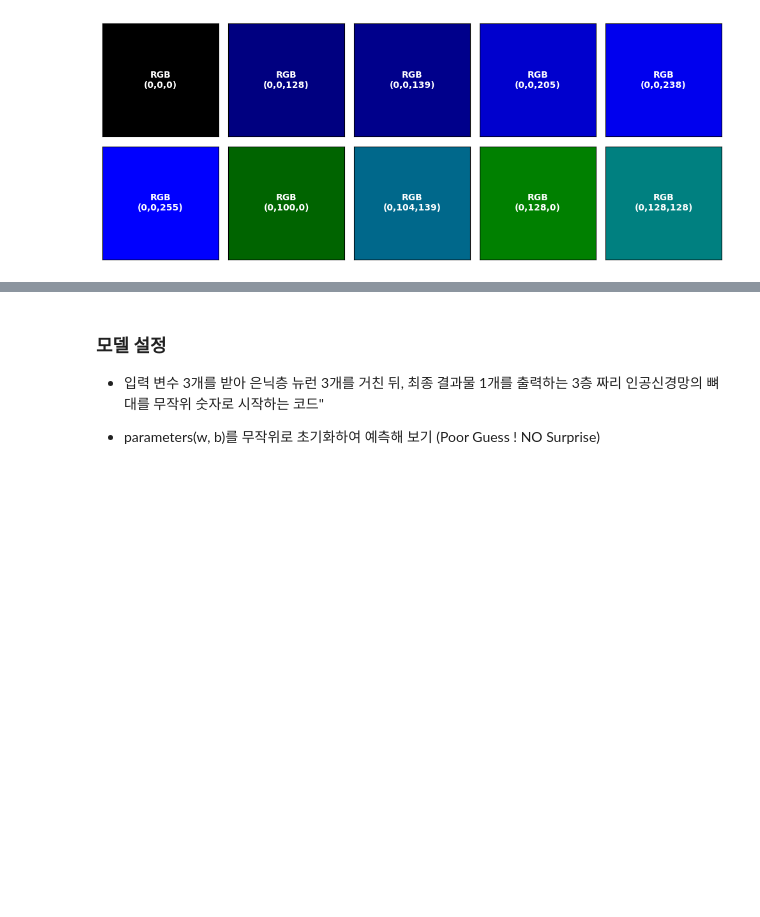
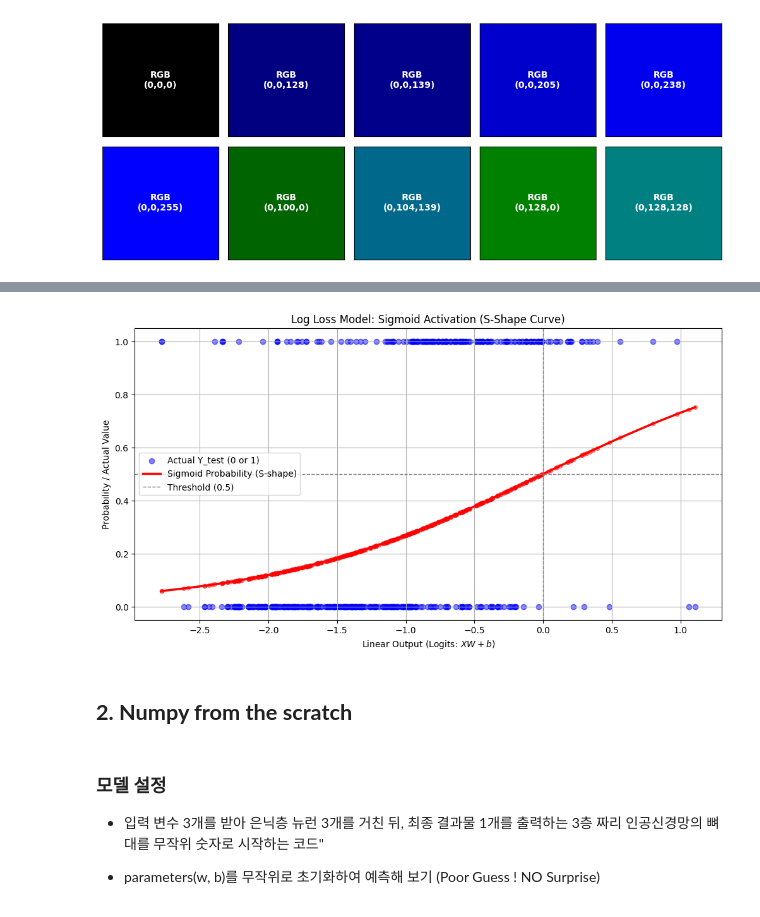
Before and after one commit to ancestor9/mathematics-for-machine-learning, a Jupyter notebook: Calculus/sympy/sympy_04_deep_learning.ipynb, the cells around one changed output, grey strips where cells are left out. Saved outputs shown, nothing was run; the diff lists cells and outputs as text; code cells hidden in the pictures; blank space fills up the shorter version.

```diff
--- a/Calculus/sympy/sympy_04_deep_learning.ipynb
+++ b/Calculus/sympy/sympy_04_deep_learning.ipynb
@@ -79,3 +180,55 @@ n = X_train.shape[0] # 훈련 샘플 개수
+# %%
+import matplotlib.pyplot as plt
+import torch
+import numpy as np
+
+# Re-declare W and b with their trained PyTorch tensor values
+# These values are taken from the output of cell ySGK6bZuA3Wo after training
+W = torch.tensor([[-1.2498], [ 0.6815], [-2.1825]], requires_grad=True)
+b = torch.tensor([0.4248], requires_grad=True)
+
+# 1. 테스트 데이터 예측값(Logits) 및 확률 계산
+with torch.no_grad():
+    logits = (X_test_tensor @ W + b).flatten()      # -inf ~ +inf 값
+    y_hat_test = torch.sigmoid(logits).flatten()   # 0 ~ 1 사이 확률 값
+
+# 2. 넘파이 배열로 변환
+logits_np = logits.numpy()
+y_hat_test_np = y_hat_test.numpy()
+Y_test_np = Y_test_tensor.numpy().flatten()
+
+# 3. [핵심] X축을 선형 출력(Logits) 기준으로 정렬하기 위해 인덱스 정렬
+sort_idx = np.argsort(logits_np)
+
+# 4. 정렬된 데이터 준비
+logits_sorted = logits_np[sort_idx]
+y_hat_sorted = y_hat_test_np[sort_idx]
+Y_test_sorted = Y_test_np[sort_idx]
+
+# 5. 그래프 그리기
+plt.figure(figsize=(12, 6))
+
+# 실제 정답(0 또는 1) - 정렬된 Logits 위치에 점으로 표시
+plt.scatter(logits_sorted, Y_test_sorted, alpha=0.5, color='blue', label='Actual Y_test (0 or 1)', zorder=1)
+
+# 예측 확률 - 예쁜 S자 선(Line)과 점으로 표시
+plt.plot(logits_sorted, y_hat_sorted, color='red', linewidth=2.5, label='Sigmoid Probability (S-shape)')
+plt.scatter(logits_sorted, y_hat_sorted, color='red', alpha=0.4, s=20, zorder=2)
+
+# 그래프 서식 설정
+plt.axhline(0.5, color='gray', linestyle='--', linewidth=1, label='Threshold (0.5)')
+plt.axvline(0.0, color='gray', linestyle='--', linewidth=1)
+plt.title('Log Loss Model: Sigmoid Activation (S-Shape Curve)')
+plt.xlabel('Linear Output (Logits: $XW+b$)')
+plt.ylabel('Probability / Actual Value')
+plt.ylim(-0.05, 1.05)
+plt.legend()
+plt.grid(True)
+plt.show()
+# %% [output]
+[figure, added]
+# %% [markdown]
+## **2. Numpy from the scratch**
 # %% [markdown]
 ### 모델 설정
 
```
Also changed, not shown: parts of 11 cells of this notebook.
